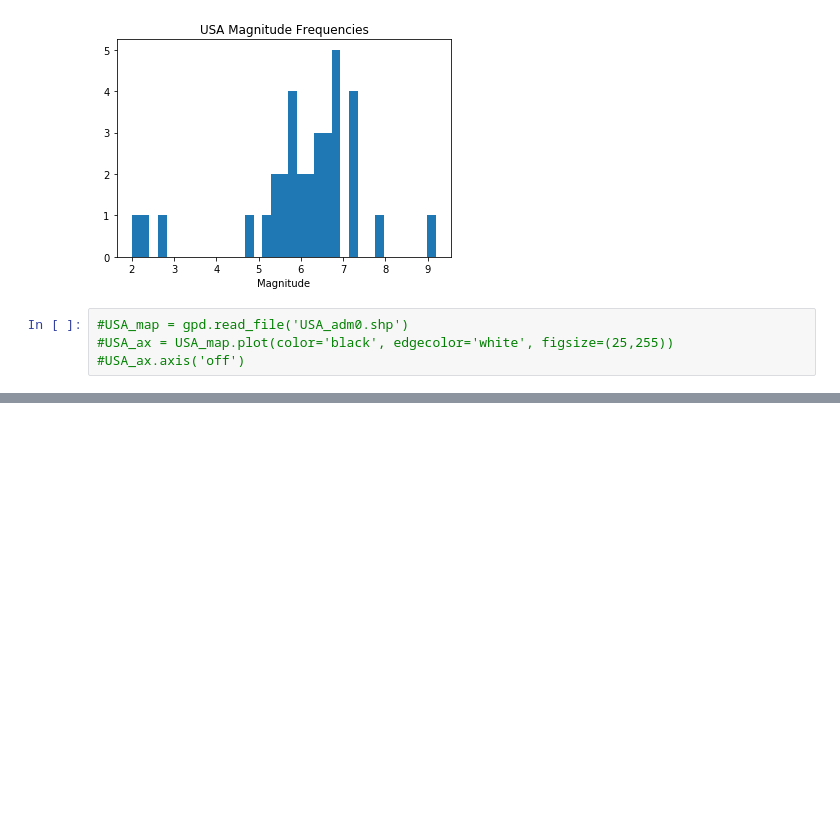
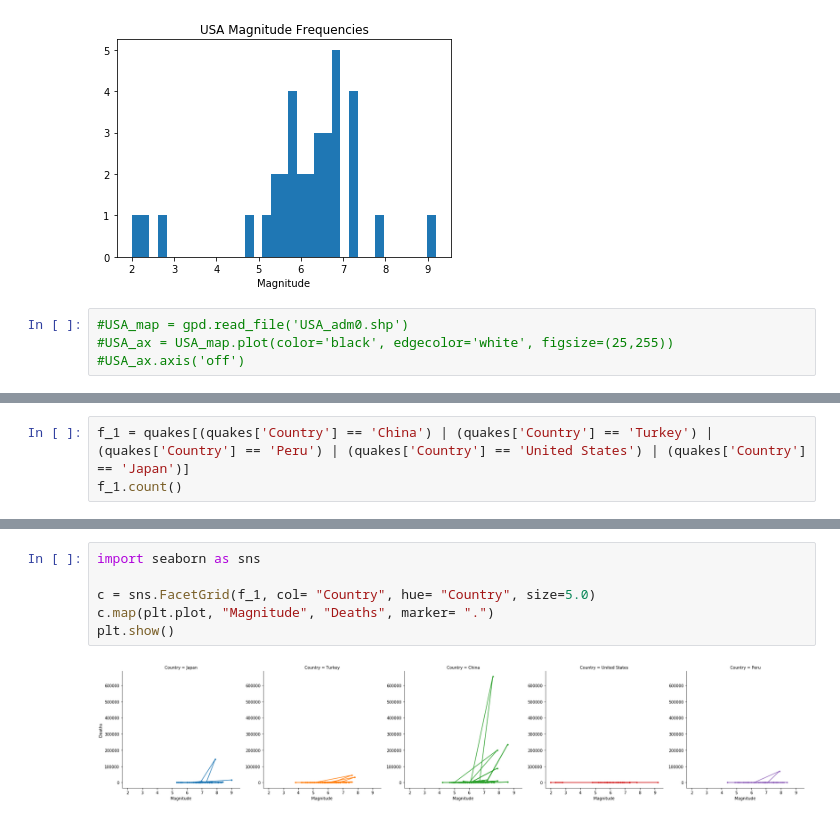
Before and after one commit to DataScienceBS/data-question-3-tornado-bombers, a Jupyter notebook: Earthquakes.ipynb, the cells around one changed output, grey strips where cells are left out. Cells and saved outputs as stored; diff of their text form; blank space fills up the shorter version.

```diff
--- a/Earthquakes.ipynb
+++ b/Earthquakes.ipynb
@@ -620,0 +634,3 @@ A Jupyter Widget
+# %%
+f_1 = quakes[(quakes['Country'] == 'China') | (quakes['Country'] == 'Turkey') | (quakes['Country'] == 'Peru') | (quakes['Country'] == 'United States') | (quakes['Country'] == 'Japan')]
+f_1.count()
@@ -620,0 +653,8 @@ A Jupyter Widget
+# %%
+import seaborn as sns
+
+c = sns.FacetGrid(f_1, col= "Country", hue= "Country", size=5.0)
+c.map(plt.plot, "Magnitude", "Deaths", marker= ".")
+plt.show()
+# %% [output]
+[figure, added]
```
Also changed, not shown: parts of 18 cells of this notebook.
